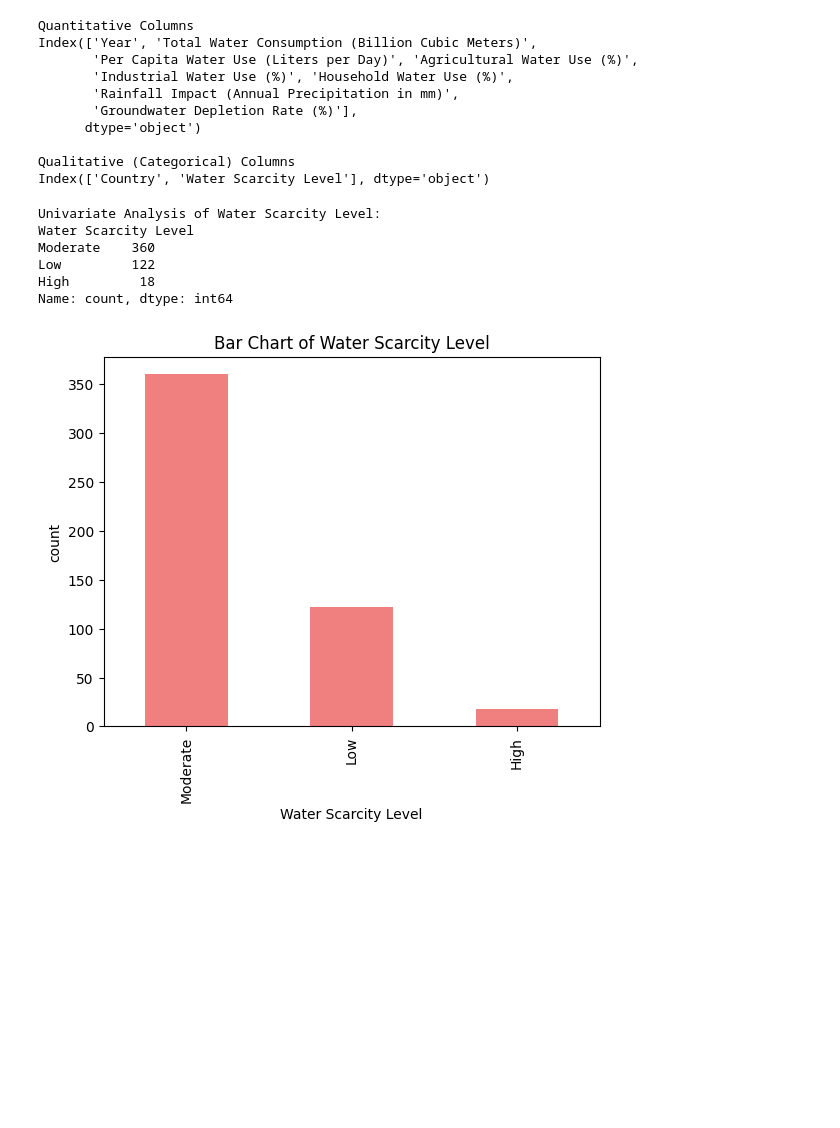
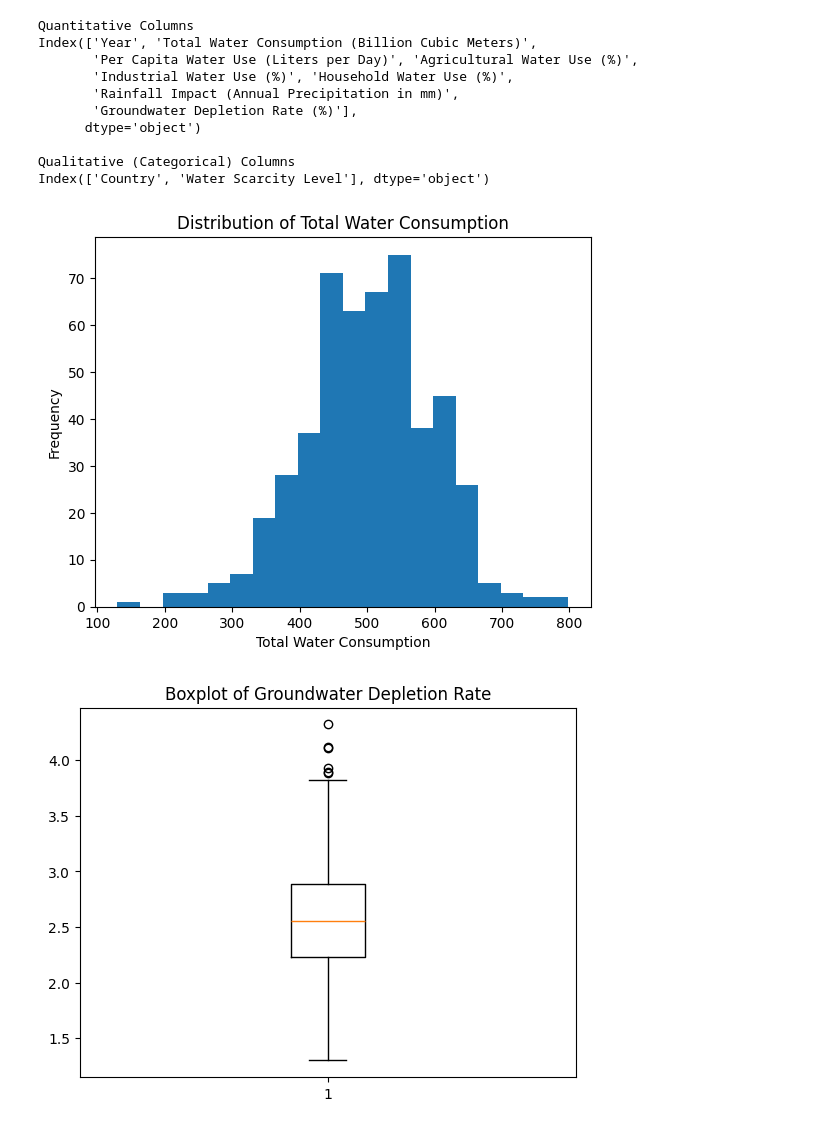
Before and after one commit to Madhav-Garibnawaz/Water-Usage-Analysis-System, a Jupyter notebook: water_usage_analysis.ipynb, the cells around one changed output. Cells and saved outputs as stored; diff of their text form; code cells hidden in the pictures; blank space fills up the shorter version.

```diff
--- a/water_usage_analysis.ipynb
+++ b/water_usage_analysis.ipynb
@@ -72,42 +72,24 @@ Index(['Year', 'Total Water Consumption (Billion Cubic Meters)',
 
 Qualitative (Categorical) Columns
 Index(['Country', 'Water Scarcity Level'], dtype='object')
-# %%
-# Task 2: Exploratory Data Analysis (EDA)
-from matplotlib import pyplot as plt
-import seaborn as sns
-
-
-# 1. Univariate Analysis for Water Scarcity Level
-
-# categorical_cols = df.select_dtypes(include=['object']).columns
-categorical_cols = df[['Water Scarcity Level']]
-
-print(f"\nUnivariate Analysis of {col}:")
-print(df[col].value_counts())
-
-# # Histogram
-# plt.figure()
-# # df[col].value_counts().plot(kind='bar', color='lightcoral')
-# plt.hist(df[col], bins=10)
-# plt.title(f"Histogram of {col}")
-# plt.xlabel(col)
-# plt.ylabel("Frequency")
-# plt.show()
-
-# Barchart
-plt.figure()
-df[col].value_counts().plot(kind='bar', color='lightcoral')
-plt.title(f"Bar Chart of {col}")
-plt.xlabel(col)
-plt.ylabel("count")
-plt.show()
-# %% [output]
-Univariate Analysis of Water Scarcity Level:
-Water Scarcity Level
-Moderate    360
-Low         122
-High         18
-Name: count, dtype: int64
-[figure, removed]
+# %%
+# Task 2: Exploratory Data Analysis (EDA)
+# 1. Univariate Analysis
+
+import matplotlib.pyplot as plt
+
+plt.hist(df['Total Water Consumption (Billion Cubic Meters)'], bins=20)
+plt.title("Distribution of Total Water Consumption")
+plt.xlabel("Total Water Consumption")
+plt.ylabel("Frequency")
+plt.show()
+# %% [output]
+[figure, added]
+# %%
+# Boxplot (Groundwater Depletion)
+plt.boxplot(df['Groundwater Depletion Rate (%)'])
+plt.title("Boxplot of Groundwater Depletion Rate")
+plt.show()
+# %% [output]
+[figure, added]
 # %%
```
Also changed, not shown: parts of 23 cells of this notebook.
